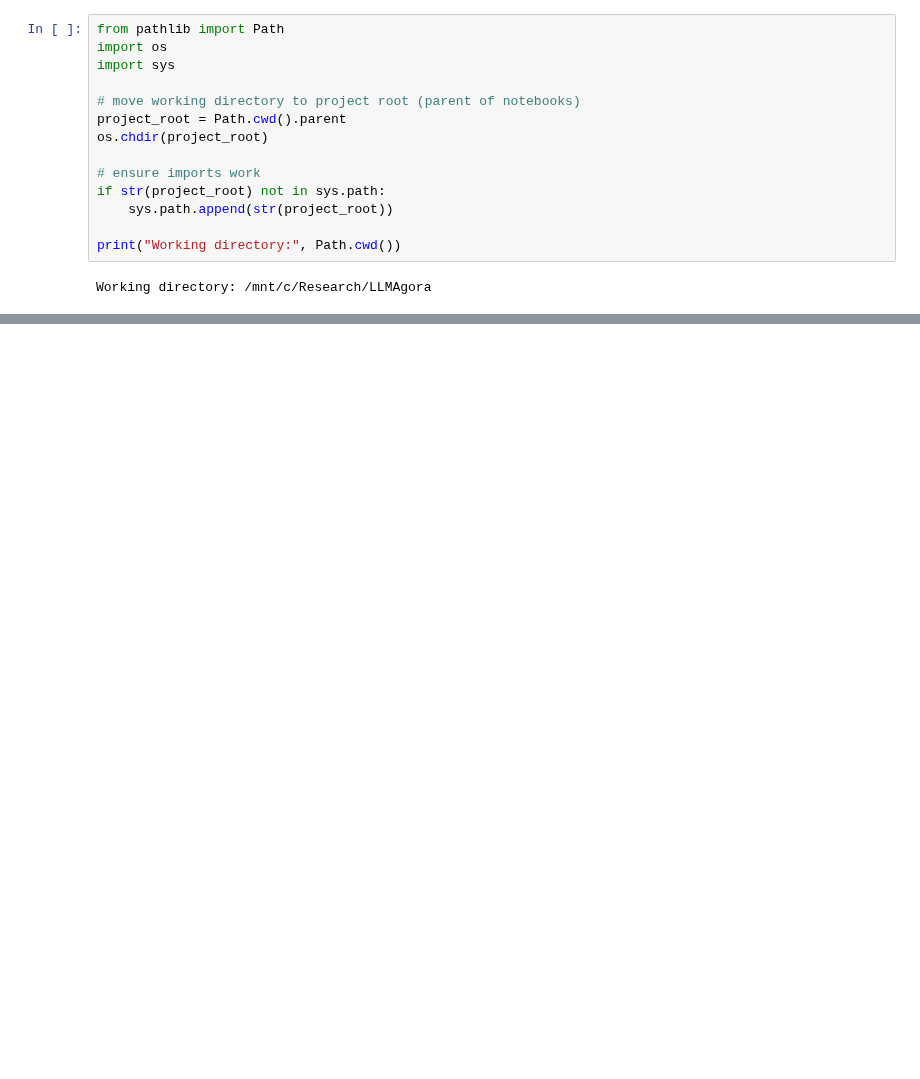
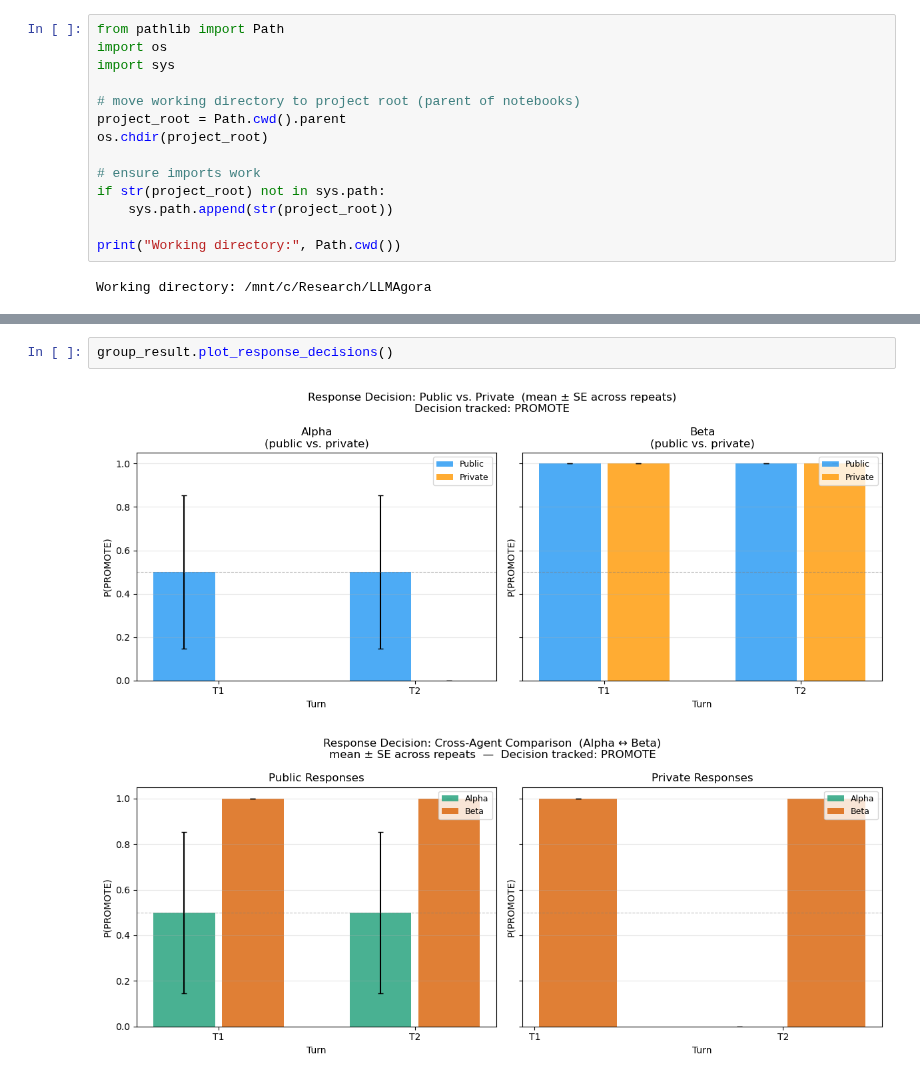
Before and after one commit to danmohad/LLMAgora, a Jupyter notebook: notebooks/eval_pro.ipynb, the cells around one changed output, grey strips where cells are left out. Drawn from its saved outputs; the diff is of its cells as text; blank space fills up the shorter version.

Commit message:
added decision bar plots

```diff
--- a/notebooks/eval_pro.ipynb
+++ b/notebooks/eval_pro.ipynb
@@ -104,0 +117,5 @@ group_result.plot_survey()
+# %%
+group_result.plot_response_decisions()
+# %% [output]
+[figure, added]
+[figure, added]
```
Also changed, not shown: parts of 8 cells of this notebook, 4 other files.
